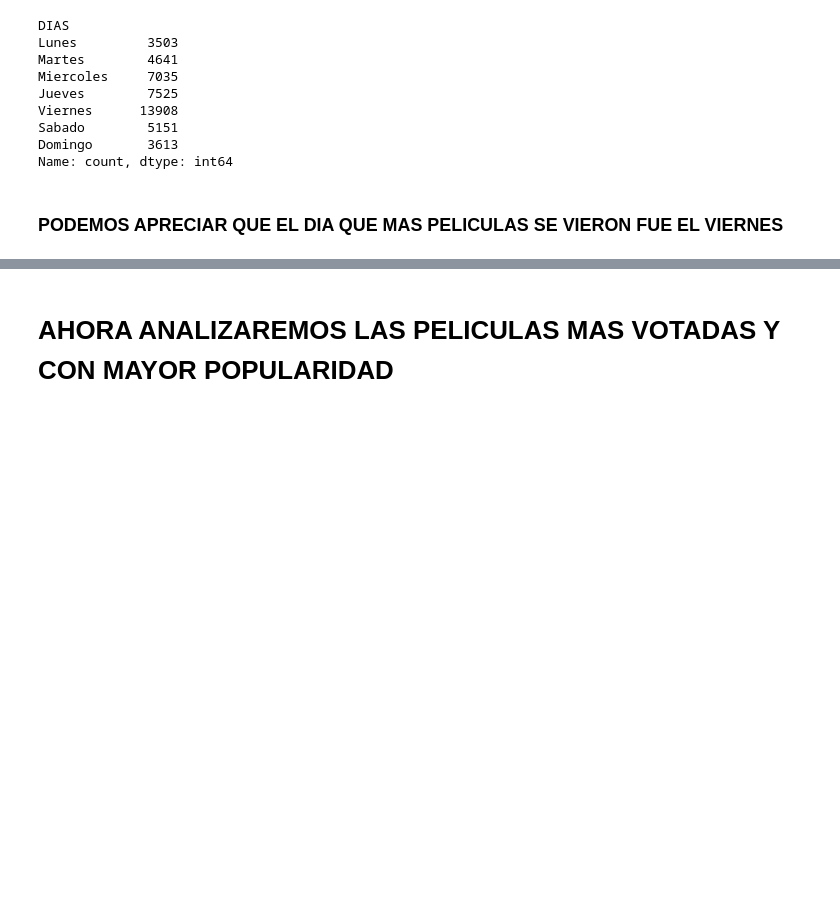
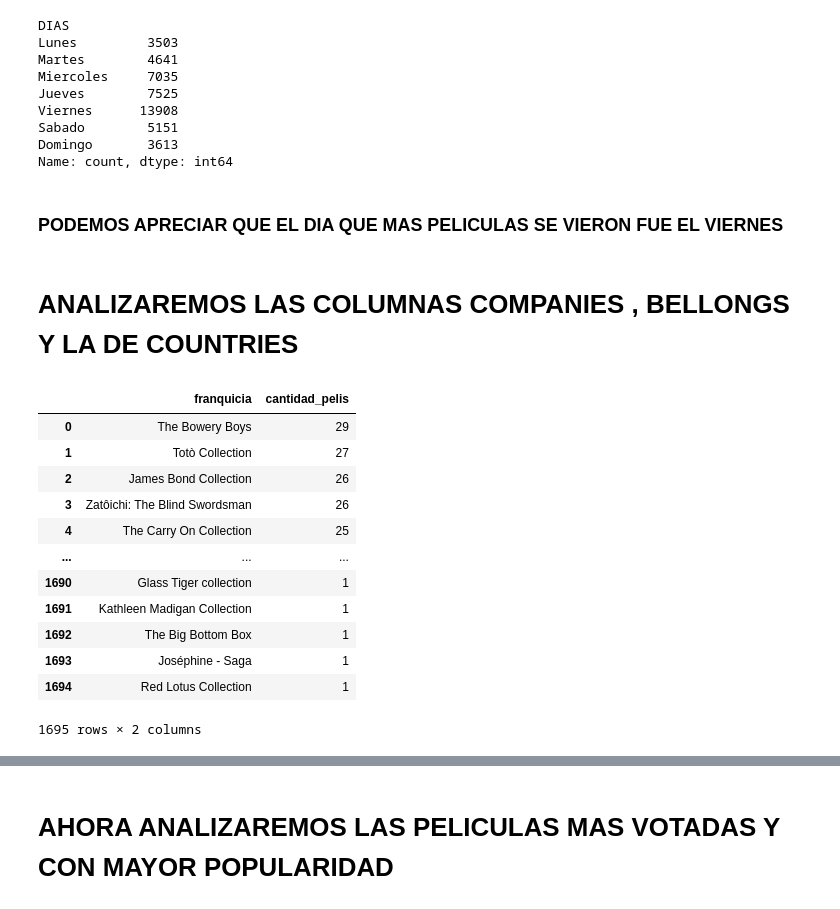
Before and after one commit to pedroOria/MLops, a Jupyter notebook: EDA.ipynb, the cells around one changed output, grey strips where cells are left out. Drawn from its saved outputs; the diff is of its cells as text; code cells hidden in the pictures; blank space fills up the shorter version.

```diff
--- a/EDA.ipynb
+++ b/EDA.ipynb
@@ -130,3 +130,24 @@ Domingo       3613
 Name: count, dtype: int64
 # %% [markdown]
 ### PODEMOS APRECIAR  QUE EL DIA QUE MAS PELICULAS SE VIERON FUE EL VIERNES
+# %% [markdown]
+# **ANALIZAREMOS LAS COLUMNAS COMPANIES , BELLONGS Y LA DE COUNTRIES**
+# %%
+franquicias = df['belongs_to_collection'].value_counts().reset_index()
+franquicias.columns = ['franquicia','cantidad_pelis']
+# %%
+franquicias
+# %% [output]
+|  | franquicia | cantidad_pelis |
+| 0 | The Bowery Boys | 29 |
+| 1 | Totò Collection | 27 |
+| 2 | James Bond Collection | 26 |
+| 3 | Zatôichi: The Blind Swordsman | 26 |
+| 4 | The Carry On Collection | 25 |
+| ... | ... | ... |
+| 1690 | Glass Tiger collection | 1 |
+| 1691 | Kathleen Madigan Collection | 1 |
+| 1692 | The Big Bottom Box | 1 |
+| 1693 | Joséphine - Saga | 1 |
+| 1694 | Red Lotus Collection | 1 |
+1695 rows × 2 columns
```
Also changed, not shown: parts of 14 cells of this notebook.
